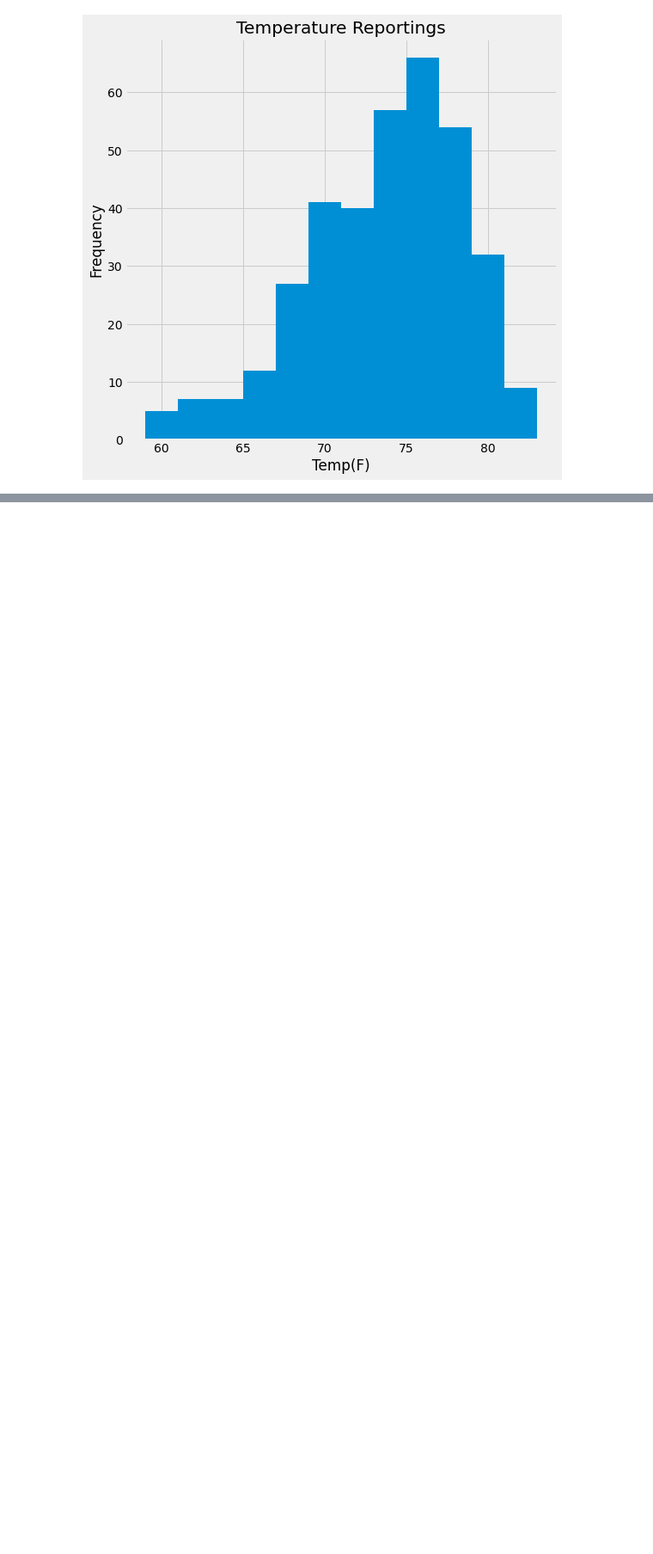
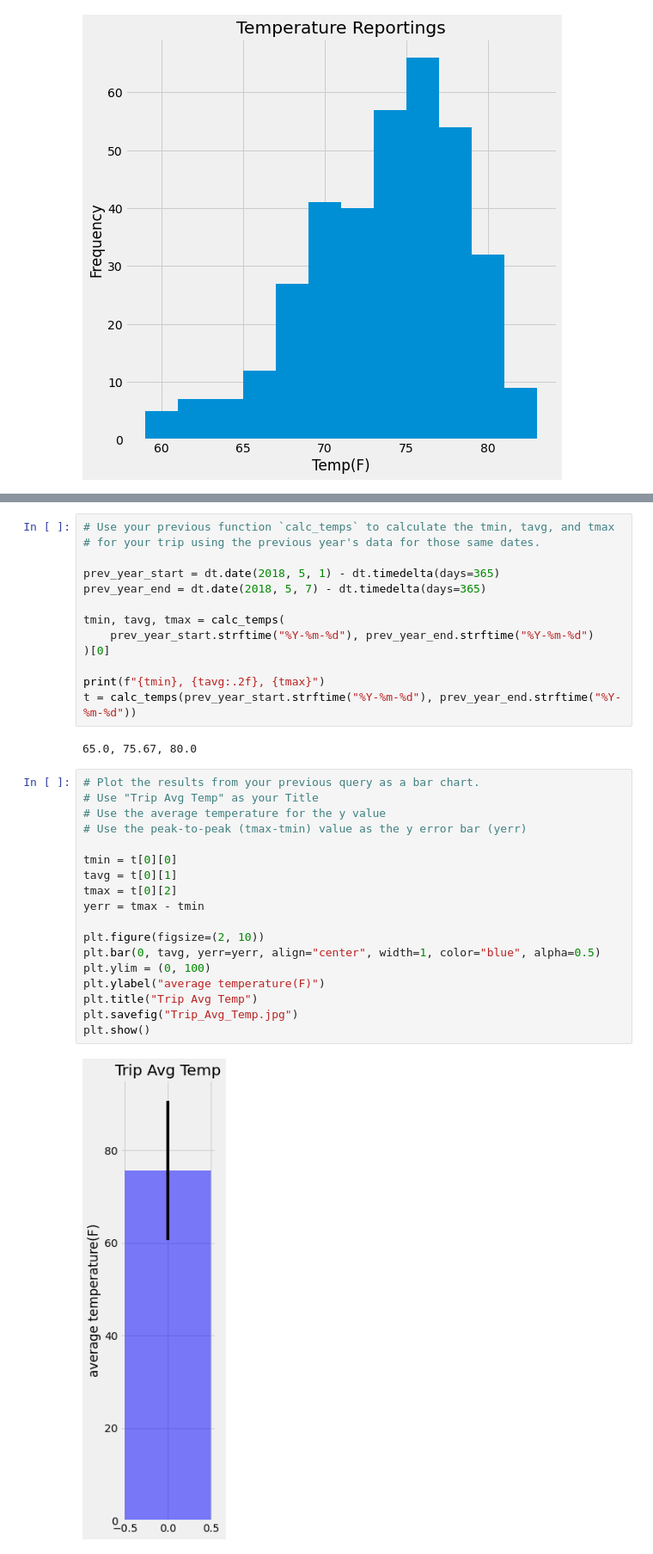
Before and after one commit to cmoeser5/Hawaii-Climate-Analysis, a Jupyter notebook: climate.ipynb, the cells around one changed output, grey strips where cells are left out. Shown at 86% size. Saved outputs shown, nothing was run; the diff lists cells and outputs as text; blank space fills up the shorter version.

```diff
--- a/climate.ipynb
+++ b/climate.ipynb
@@ -265,0 +298,35 @@ plt.show()
+# %%
+# Use your previous function `calc_temps` to calculate the tmin, tavg, and tmax
+# for your trip using the previous year's data for those same dates.
+
+prev_year_start = dt.date(2018, 5, 1) - dt.timedelta(days=365)
+prev_year_end = dt.date(2018, 5, 7) - dt.timedelta(days=365)
+
+tmin, tavg, tmax = calc_temps(
+    prev_year_start.strftime("%Y-%m-%d"), prev_year_end.strftime("%Y-%m-%d")
+)[0]
+
+print(f"{tmin}, {tavg:.2f}, {tmax}")
+t = calc_temps(prev_year_start.strftime("%Y-%m-%d"), prev_year_end.strftime("%Y-%m-%d"))
+# %% [output]
+65.0, 75.67, 80.0
+# %%
+# Plot the results from your previous query as a bar chart.
+# Use "Trip Avg Temp" as your Title
+# Use the average temperature for the y value
+# Use the peak-to-peak (tmax-tmin) value as the y error bar (yerr)
+
+tmin = t[0][0]
+tavg = t[0][1]
+tmax = t[0][2]
+yerr = tmax - tmin
+
+plt.figure(figsize=(2, 10))
+plt.bar(0, tavg, yerr=yerr, align="center", width=1, color="blue", alpha=0.5)
+plt.ylim = (0, 100)
+plt.ylabel("average temperature(F)")
+plt.title("Trip Avg Temp")
+plt.savefig("Trip_Avg_Temp.jpg")
+plt.show()
+# %% [output]
+[figure, added]
```
Also changed, not shown: parts of 9 cells of this notebook.
